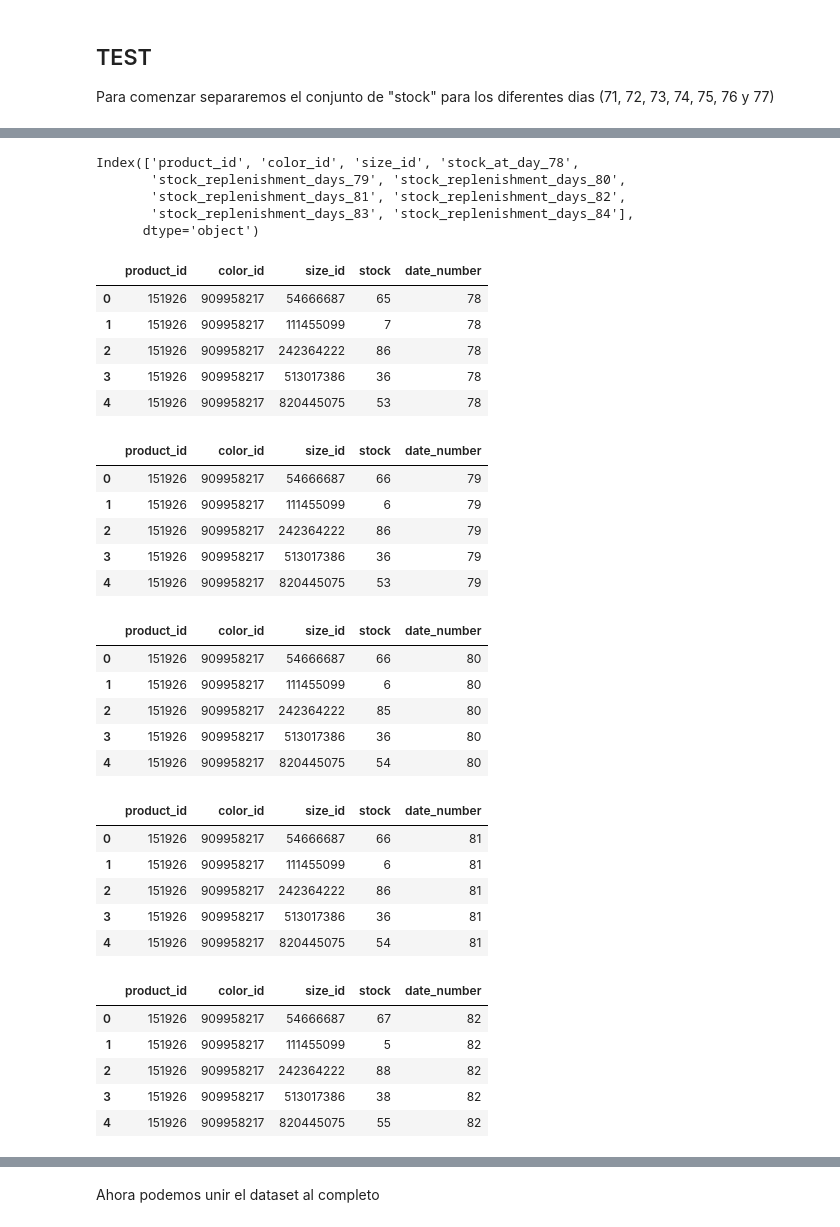
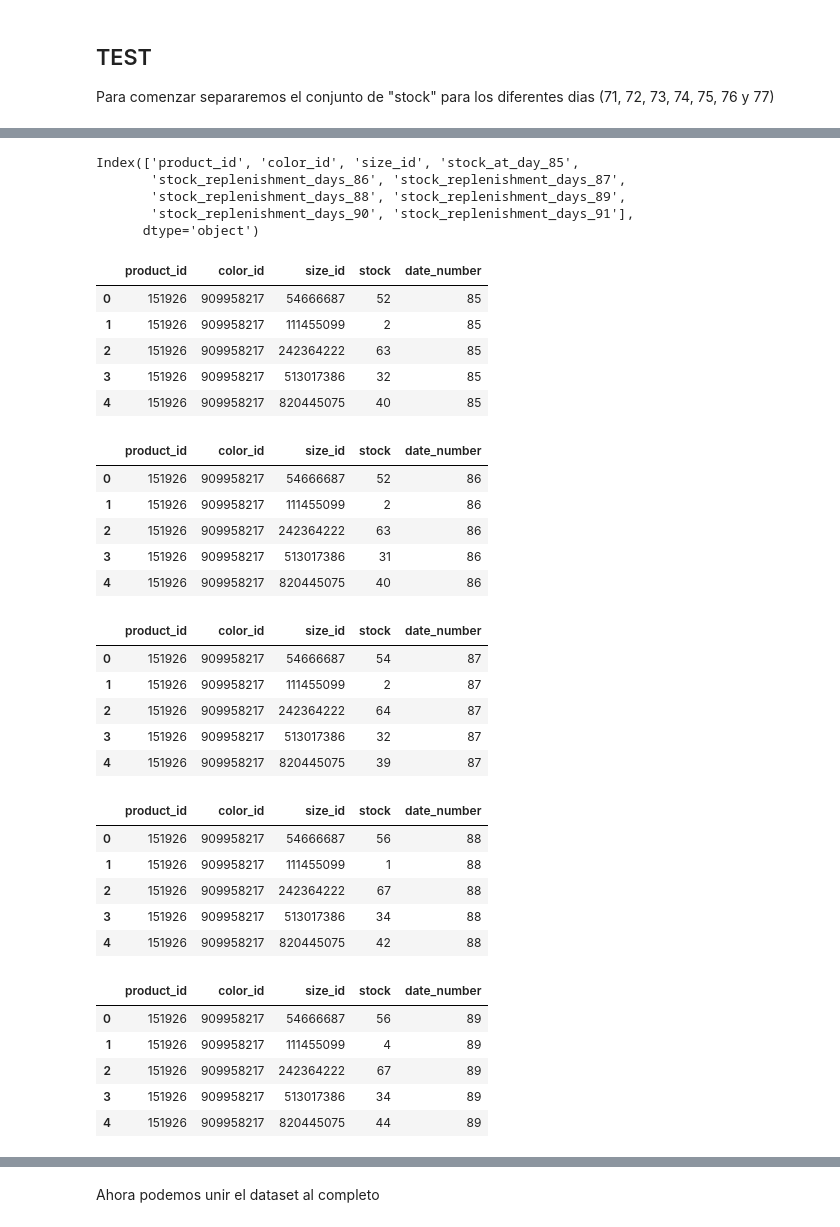
Before and after one commit to rodgomrod/Zara_Competition, a Jupyter notebook: Notebooks/R1_ETL_by_product_week.ipynb, the cells around one changed output, grey strips where cells are left out. Drawn from its saved outputs; the diff is of its cells as text; code cells hidden in the pictures.

```diff
--- a/Notebooks/R1_ETL_by_product_week.ipynb
+++ b/Notebooks/R1_ETL_by_product_week.ipynb
@@ -71,6 +69,6 @@ products.head()
 # %% [markdown]
 #### Stock_day_71_stock_replenishment_days_72-77
 # %%
-day_71_77 = pd.read_csv('../data/stock_day_78_stock_replenishment_days_79-84.csv')
+day_71_77 = pd.read_csv('../data/stock_day_85_stock_replenishment_days_86-91.csv')
 day_71_77.head()
 # %% [output]
@@ -426,70 +421,70 @@ day_71_77.head()
 # %%
 day_71_77.columns
 # %% [output]
-Index(['product_id', 'color_id', 'size_id', 'stock_at_day_78',
-       'stock_replenishment_days_79', 'stock_replenishment_days_80',
-       'stock_replenishment_days_81', 'stock_replenishment_days_82',
-       'stock_replenishment_days_83', 'stock_replenishment_days_84'],
+Index(['product_id', 'color_id', 'size_id', 'stock_at_day_85',
+       'stock_replenishment_days_86', 'stock_replenishment_days_87',
+       'stock_replenishment_days_88', 'stock_replenishment_days_89',
+       'stock_replenishment_days_90', 'stock_replenishment_days_91'],
       dtype='object')
 # %%
 stock_71 = day_71_77[['product_id', 'color_id', 'size_id']]
-stock_71['stock'] = day_71_77['stock_at_day_78']
-stock_71['date_number'] = 78
+stock_71['stock'] = day_71_77['stock_at_day_85']
+stock_71['date_number'] = 85
 stock_71.head()
 # %% [output]
 |  | product_id | color_id | size_id | stock | date_number |
-| 0 | 151926 | 909958217 | 54666687 | 65 | 78 |
-| 1 | 151926 | 909958217 | 111455099 | 7 | 78 |
-| 2 | 151926 | 909958217 | 242364222 | 86 | 78 |
-| 3 | 151926 | 909958217 | 513017386 | 36 | 78 |
-| 4 | 151926 | 909958217 | 820445075 | 53 | 78 |
+| 0 | 151926 | 909958217 | 54666687 | 52 | 85 |
+| 1 | 151926 | 909958217 | 111455099 | 2 | 85 |
+| 2 | 151926 | 909958217 | 242364222 | 63 | 85 |
+| 3 | 151926 | 909958217 | 513017386 | 32 | 85 |
+| 4 | 151926 | 909958217 | 820445075 | 40 | 85 |
 # %%
 stock_72 = day_71_77[['product_id', 'color_id', 'size_id']]
-stock_72['stock'] = stock_71['stock'] + day_71_77['stock_replenishment_days_79']
-stock_72['date_number'] = 79
+stock_72['stock'] = stock_71['stock'] + day_71_77['stock_replenishment_days_86']
+stock_72['date_number'] = 86
 stock_72.head()
 # %% [output]
 |  | product_id | color_id | size_id | stock | date_number |
-| 0 | 151926 | 909958217 | 54666687 | 66 | 79 |
-| 1 | 151926 | 909958217 | 111455099 | 6 | 79 |
-| 2 | 151926 | 909958217 | 242364222 | 86 | 79 |
-| 3 | 151926 | 909958217 | 513017386 | 36 | 79 |
-| 4 | 151926 | 909958217 | 820445075 | 53 | 79 |
+| 0 | 151926 | 909958217 | 54666687 | 52 | 86 |
+| 1 | 151926 | 909958217 | 111455099 | 2 | 86 |
+| 2 | 151926 | 909958217 | 242364222 | 63 | 86 |
+| 3 | 151926 | 909958217 | 513017386 | 31 | 86 |
+| 4 | 151926 | 909958217 | 820445075 | 40 | 86 |
 # %%
 stock_73 = day_71_77[['product_id', 'color_id', 'size_id']]
-stock_73['stock'] = stock_72['stock'] + day_71_77['stock_replenishment_days_80']
-stock_73['date_number'] = 80
+stock_73['stock'] = stock_72['stock'] + day_71_77['stock_replenishment_days_87']
+stock_73['date_number'] = 87
 stock_73.head()
 # %% [output]
 |  | product_id | color_id | size_id | stock | date_number |
-| 0 | 151926 | 909958217 | 54666687 | 66 | 80 |
-| 1 | 151926 | 909958217 | 111455099 | 6 | 80 |
-| 2 | 151926 | 909958217 | 242364222 | 85 | 80 |
-| 3 | 151926 | 909958217 | 513017386 | 36 | 80 |
-| 4 | 151926 | 909958217 | 820445075 | 54 | 80 |
+| 0 | 151926 | 909958217 | 54666687 | 54 | 87 |
+| 1 | 151926 | 909958217 | 111455099 | 2 | 87 |
+| 2 | 151926 | 909958217 | 242364222 | 64 | 87 |
+| 3 | 151926 | 909958217 | 513017386 | 32 | 87 |
+| 4 | 151926 | 909958217 | 820445075 | 39 | 87 |
 # %%
 stock_74 = day_71_77[['product_id', 'color_id', 'size_id']]
-stock_74['stock'] = stock_73['stock'] + day_71_77['stock_replenishment_days_81']
-stock_74['date_number'] = 81
+stock_74['stock'] = stock_73['stock'] + day_71_77['stock_replenishment_days_88']
+stock_74['date_number'] = 88
 stock_74.head()
 # %% [output]
 |  | product_id | color_id | size_id | stock | date_number |
-| 0 | 151926 | 909958217 | 54666687 | 66 | 81 |
-| 1 | 151926 | 909958217 | 111455099 | 6 | 81 |
-| 2 | 151926 | 909958217 | 242364222 | 86 | 81 |
-| 3 | 151926 | 909958217 | 513017386 | 36 | 81 |
-| 4 | 151926 | 909958217 | 820445075 | 54 | 81 |
+| 0 | 151926 | 909958217 | 54666687 | 56 | 88 |
+| 1 | 151926 | 909958217 | 111455099 | 1 | 88 |
+| 2 | 151926 | 909958217 | 242364222 | 67 | 88 |
+| 3 | 151926 | 909958217 | 513017386 | 34 | 88 |
+| 4 | 151926 | 909958217 | 820445075 | 42 | 88 |
 # %%
 stock_75 = day_71_77[['product_id', 'color_id', 'size_id']]
-stock_75['stock'] = stock_74['stock'] + day_71_77['stock_replenishment_days_82']
-stock_75['date_number'] = 82
+stock_75['stock'] = stock_74['stock'] + day_71_77['stock_replenishment_days_89']
+stock_75['date_number'] = 89
 stock_75.head()
 # %% [output]
 |  | product_id | color_id | size_id | stock | date_number |
-| 0 | 151926 | 909958217 | 54666687 | 67 | 82 |
-| 1 | 151926 | 909958217 | 111455099 | 5 | 82 |
-| 2 | 151926 | 909958217 | 242364222 | 88 | 82 |
-| 3 | 151926 | 909958217 | 513017386 | 38 | 82 |
-| 4 | 151926 | 909958217 | 820445075 | 55 | 82 |
+| 0 | 151926 | 909958217 | 54666687 | 56 | 89 |
+| 1 | 151926 | 909958217 | 111455099 | 4 | 89 |
+| 2 | 151926 | 909958217 | 242364222 | 67 | 89 |
+| 3 | 151926 | 909958217 | 513017386 | 34 | 89 |
+| 4 | 151926 | 909958217 | 820445075 | 44 | 89 |
 # %%
 stock_76 = day_71_77[['product_id', 'color_id', 'size_id']]
```
Also changed, not shown: parts of 31 cells of this notebook, 21 other files.
